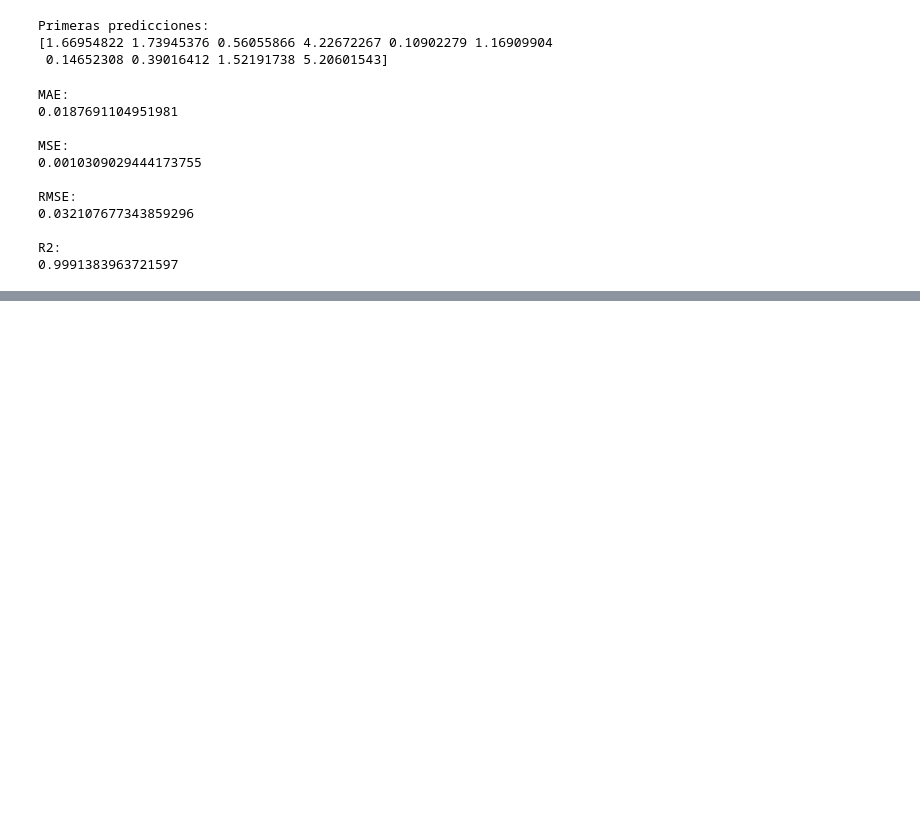
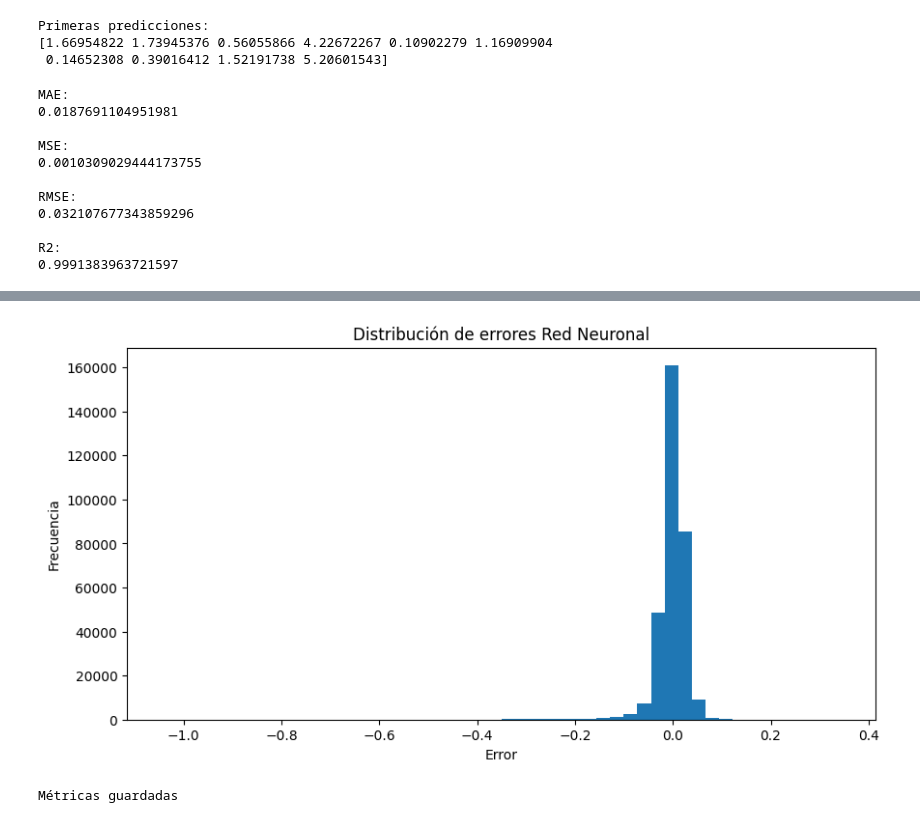
Before and after one commit to MrAndels/energyiq, a Jupyter notebook: notebooks/06_neural_network.ipynb, the cells around one changed output, grey strips where cells are left out. Saved outputs shown, nothing was run; the diff lists cells and outputs as text; code cells hidden in the pictures; blank space fills up the shorter version.

Commit message:
Finalización2  proyecto Machine Learning y comparación de modelos

```diff
--- a/notebooks/06_neural_network.ipynb
+++ b/notebooks/06_neural_network.ipynb
@@ -306,0 +391,59 @@ plt.show()
+# %%
+# ==========================================
+# HISTOGRAMA DE ERRORES
+# ==========================================
+
+# Crear figura
+plt.figure(figsize=(10,5))
+
+# Histograma residuos
+plt.hist(
+
+    nn_residuos,
+
+    bins=50
+)
+
+# Título
+plt.title(
+    "Distribución de errores Red Neuronal"
+)
+
+# Eje X
+plt.xlabel("Error")
+
+# Eje Y
+plt.ylabel("Frecuencia")
+
+# Mostrar gráfica
+plt.show()
+# %% [output]
+[figure, added]
+# %%
+# ==========================================
+# GUARDAR MÉTRICAS
+# ==========================================
+
+# Crear dataframe métricas
+nn_metrics = pd.DataFrame({
+
+    "Modelo": ["Neural Network"],
+
+    "MAE": [nn_mae],
+
+    "RMSE": [nn_rmse],
+
+    "R2": [nn_r2]
+})
+
+# Guardar CSV
+nn_metrics.to_csv(
+
+    "../results/neural_network_metrics.csv",
+
+    index=False
+)
+
+print("Métricas guardadas")
+# %% [output]
+Métricas guardadas
```
Also changed, not shown: parts of 3 cells of this notebook, 3 other files.
